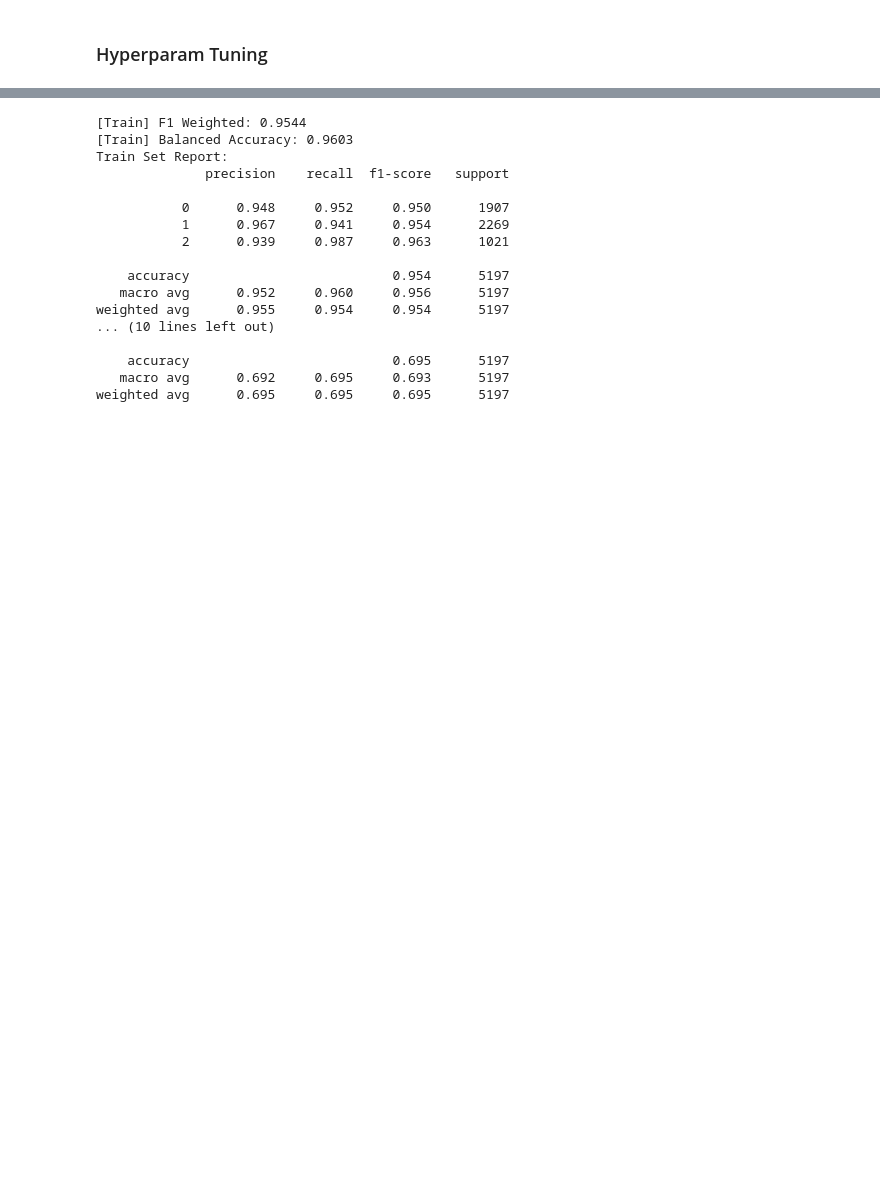
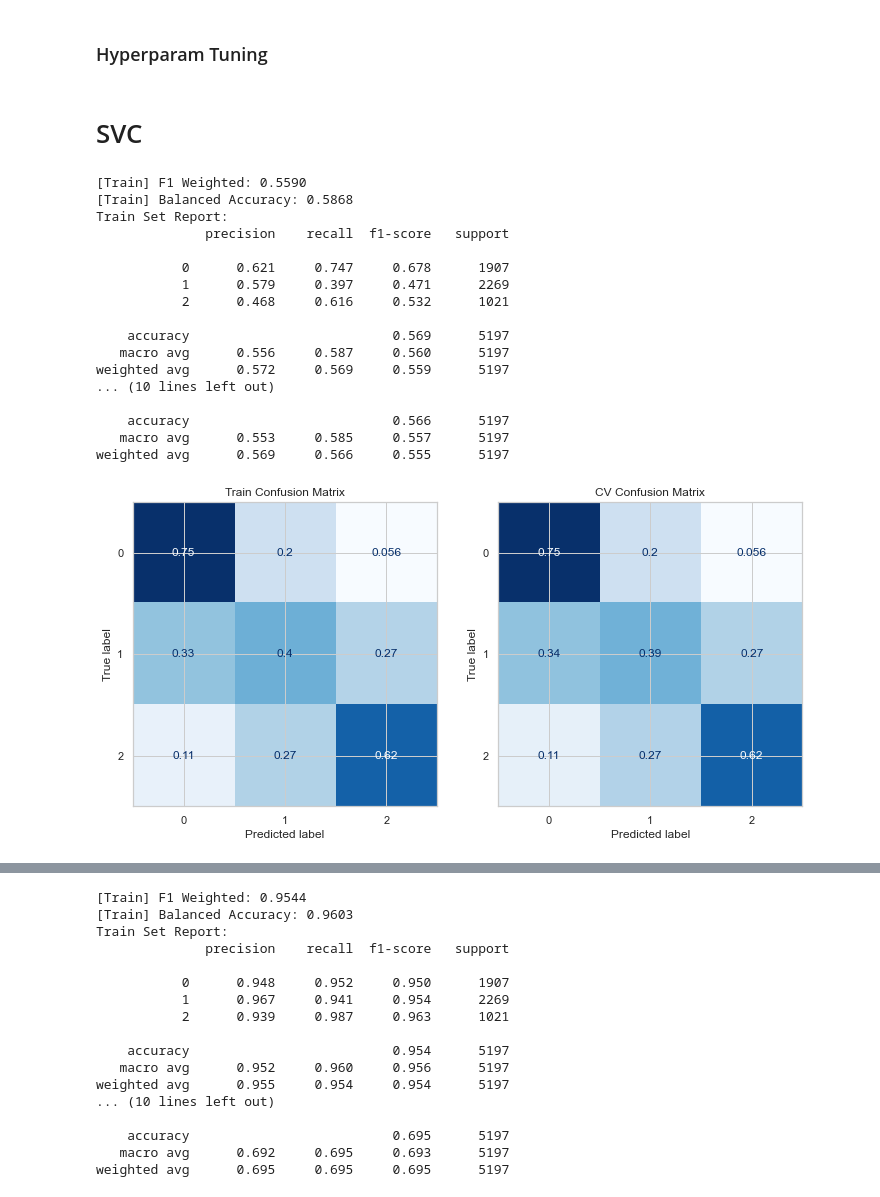
Before and after one commit to roma-glushko/kaggle-wine-quality, a Jupyter notebook: model.ipynb, the cells around one changed output, grey strips where cells are left out. Drawn from its saved outputs; the diff is of its cells as text; code cells hidden in the pictures; blank space fills up the shorter version.

Commit message:
🧪 Experiments with SVM models

```diff
--- a/model.ipynb
+++ b/model.ipynb
@@ -462,3 +461,5 @@ param_searcher = GridSearchCV(
 
 #param_searcher.fit(X_train, y_train)
 #param_searcher.best_params_, param_searcher.best_score_
+# %% [markdown]
+# SVC
@@ -464,0 +510,24 @@ param_searcher = GridSearchCV(
+# %%
+score_classification_model(lsvm_pipeline, X_train, y_train);
+
+# [CV] F1 Weighted: 0.5552 (0.0132)
+# [CV] Balanced Accuracy: 0.5846 (0.0094)
+# %% [output]
+[Train] F1 Weighted: 0.5590
+[Train] Balanced Accuracy: 0.5868
+Train Set Report:
+              precision    recall  f1-score   support
+
+           0      0.621     0.747     0.678      1907
+           1      0.579     0.397     0.471      2269
+           2      0.468     0.616     0.532      1021
+
+    accuracy                          0.569      5197
+   macro avg      0.556     0.587     0.560      5197
+weighted avg      0.572     0.569     0.559      5197
+... (10 lines left out)
+
+    accuracy                          0.566      5197
+   macro avg      0.553     0.585     0.557      5197
+weighted avg      0.569     0.566     0.555      5197
+[figure, added]
```
Also changed, not shown: parts of 24 cells of this notebook.
